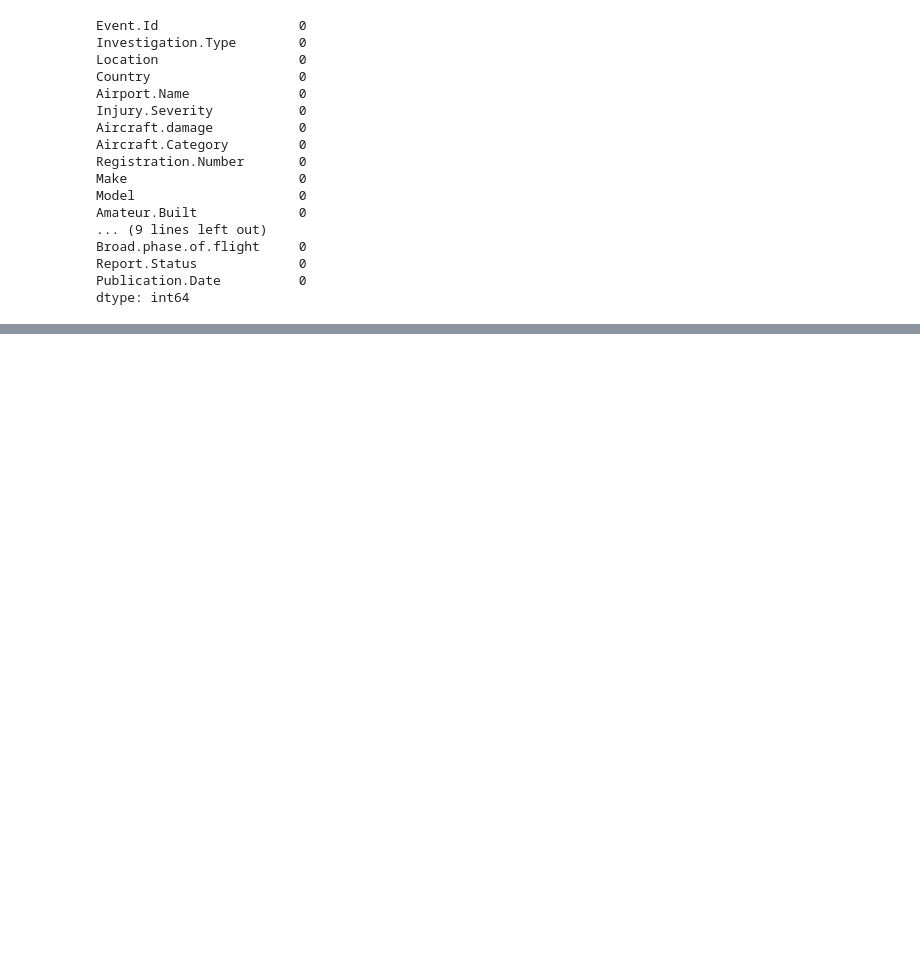
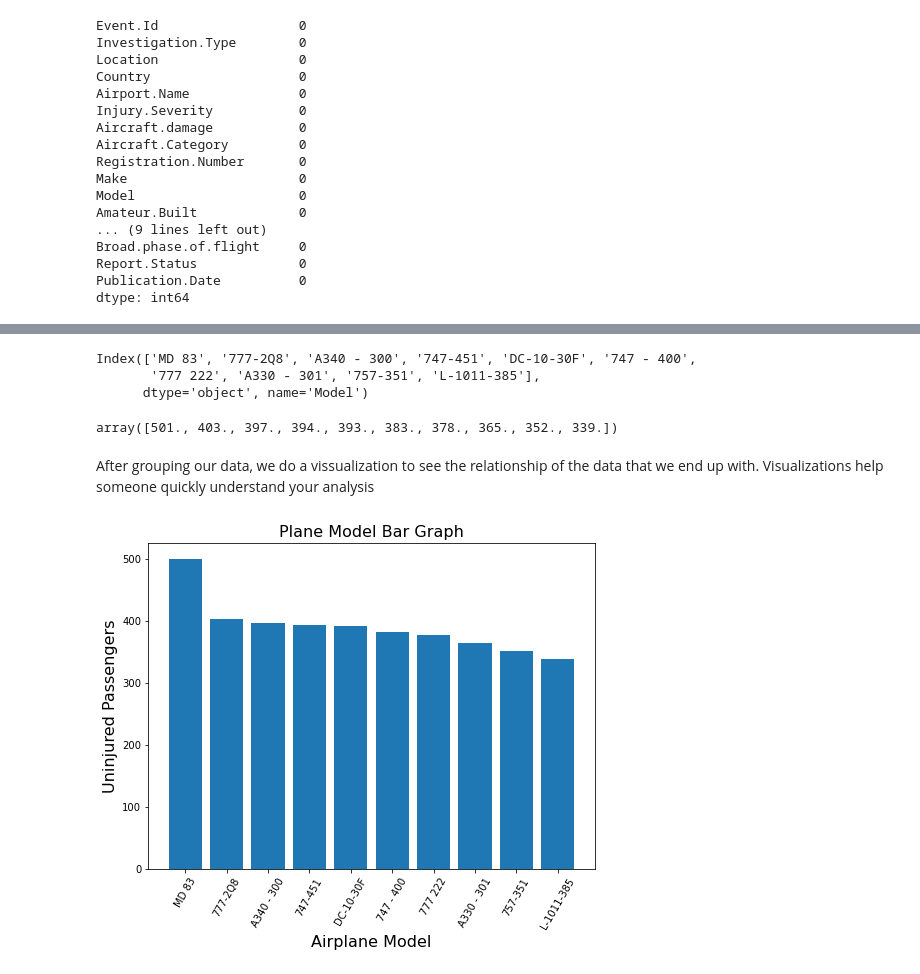
Before and after one commit to Masinde10/Masinde-Victor-dsc-10-Phase1-project, a Jupyter notebook: student.ipynb, the cells around one changed output, grey strips where cells are left out. Saved outputs shown, nothing was run; the diff lists cells and outputs as text; code cells hidden in the pictures; blank space fills up the shorter version.

Commit message:
Do Explolatory Data Analysis

```diff
--- a/student.ipynb
+++ b/student.ipynb
@@ -223,0 +224,5 @@ ax.hist(df['Air.carrier'],bins=8);
+# %%
+#Replace wrongly recorded 'Unkown' with 'Unknown'
+#Replace 'none' with 'None'
+df.replace('Unkown', 'Unknown', inplace=True)
+df.replace('none', 'None', inplace=True)
@@ -223,0 +238,5 @@ ax.hist(df['Air.carrier'],bins=8);
+# %%
+#Group your data by Models
+grouped_model=df[df['Aircraft.Category']=='Airplane'].groupby('Model')['Total.Uninjured'].mean()
+grouped_model=grouped_model.sort_values(ascending=False)[:10]
+grouped_model
@@ -223,0 +256,24 @@ ax.hist(df['Air.carrier'],bins=8);
+# %%
+#Check my index
+grouped_model.index[:10]
+# %% [output]
+Index(['MD 83', '777-2Q8', 'A340 - 300', '747-451', 'DC-10-30F', '747 - 400',
+       '777 222', 'A330 - 301', '757-351', 'L-1011-385'],
+      dtype='object', name='Model')
+# %%
+#Check my values
+grouped_model.values[:10]
+# %% [output]
+array([501., 403., 397., 394., 393., 383., 378., 365., 352., 339.])
+# %% [markdown]
+After grouping our data, we do a vissualization to see the relationship of the data that we end up with. Visualizations help someone quickly understand your analysis
+# %%
+#Plot visualisation
+fig, ax= plt.subplots(figsize=(8,6))
+ax.bar(x=grouped_model.index[:10], height=grouped_model.values[:10])
+plt.xticks(rotation=60)
+plt.xlabel('Airplane Model',fontsize=16)
+plt.ylabel('Uninjured Passengers',fontsize=16)
+plt.title('Plane Model Bar Graph',fontsize=16);
+# %% [output]
+[figure, added]
```
Also changed, not shown: parts of 20 cells of this notebook, 2 other files.
